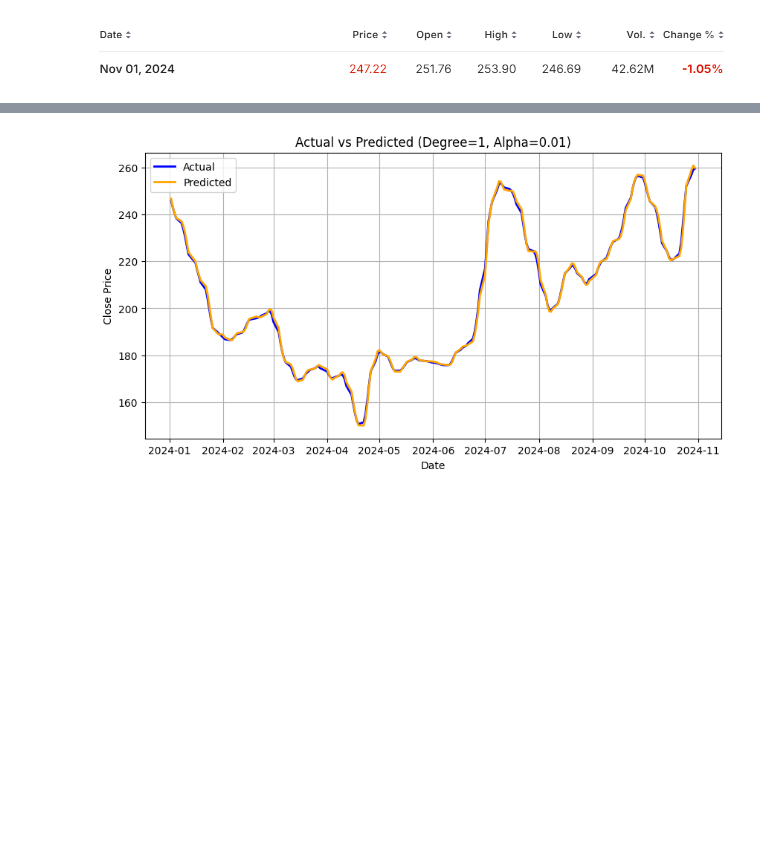
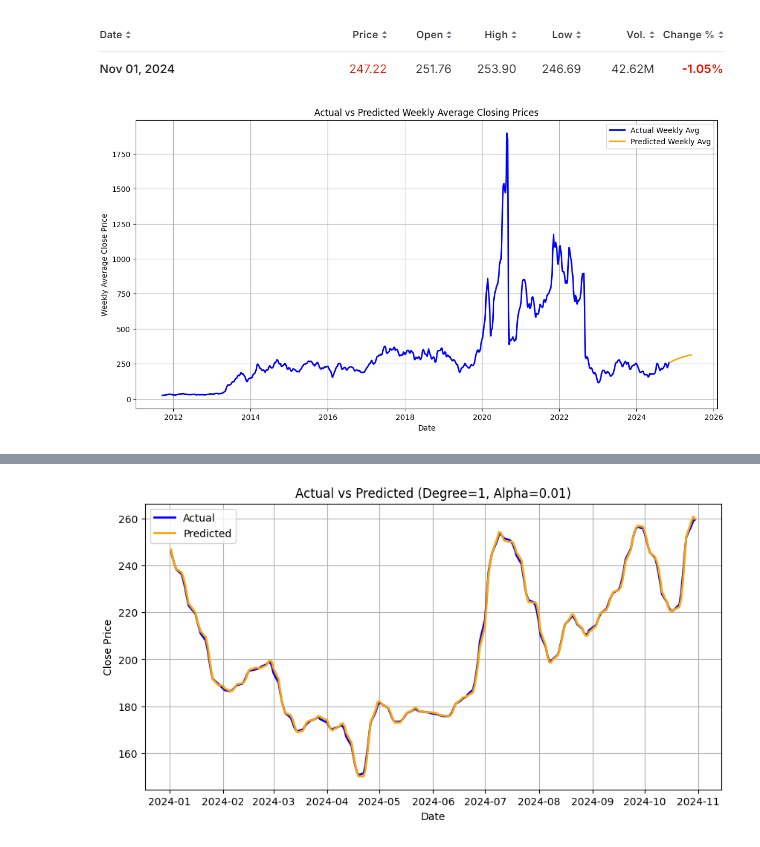
Before and after one commit to miltiadiss/CEID_NE5237-Decision-Theory, a Jupyter notebook: TSLA_stock_price_prediction.ipynb, the cells around one changed output, grey strips where cells are left out. Cells and saved outputs as stored; diff of their text form; code cells hidden in the pictures; blank space fills up the shorter version.

```diff
--- a/TSLA_stock_price_prediction.ipynb
+++ b/TSLA_stock_price_prediction.ipynb
@@ -275,3 +275,103 @@ plt.show()
 <Figure size 640x480 with 0 Axes>
 # %% [markdown]
 ![Στιγμιότυπο οθόνης 2024-11-01 200655.png](embedded-picture-1)
+# %%
+import pandas as pd
+import numpy as np
+import matplotlib.pyplot as plt
+from sklearn.linear_model import LinearRegression
+from sklearn.metrics import mean_absolute_error, mean_squared_error
+
+# Calculate weekly averages
+weekly_avg = df['Close'].resample('W').mean().reset_index()
+weekly_avg.rename(columns={'Close': 'Weekly_Avg_Close'}, inplace=True)
+
+# Define the linear regression model function
+def linear_regression_model(N, data):
+    # Create N lagged features from weekly averages
+    for i in range(1, N + 1):
+        data[f'weekly_avg_t-{i}'] = data['Weekly_Avg_Close'].shift(i)
+
+    # Drop NaN values
+    data.dropna(inplace=True)
+
+    # Create training set and validation set
+    train_data = data[data['Date'] < '2024-01-01']
+    validation_data = data[data['Date'] >= '2024-01-01']
+
+    # Prepare features (X) and target (y) for training and validation
+    X_train = train_data[[f'weekly_avg_t-{i}' for i in range(1, N + 1)]]
+    y_train = train_data['Weekly_Avg_Close']
+    X_val = validation_data[[f'weekly_avg_t-{i}' for i in range(1, N + 1)]]
+    y_val = validation_data['Weekly_Avg_Close']
+
+    # Create and fit the Linear Regression model
+    model = LinearRegression()
+    model.fit(X_train, y_train)
+
+    # Make predictions
+    y_pred = model.predict(X_val)
+
+    # Evaluate metrics
+    mae = mean_absolute_error(y_val, y_pred)
+    rmse = np.sqrt(mean_squared_error(y_val, y_pred))
+    mse = mean_squared_error(y_val, y_pred)
+
+    weights = model.coef_
+    bias = model.intercept_
+
+    return mae, rmse, mse, y_val, y_pred, validation_data['Date'], weights, bias
+
+# Prediction function for future prices based on last N weeks
+def predict_future_prices(weights, bias, last_n_weekly_avgs, num_days):
+    predictions = []
+
+    for _ in range(num_days):
+        # Calculate predicted close price for the next week (average)
+        predicted_close = np.dot(last_n_weekly_avgs[::-1], weights) + bias
+        predictions.append(predicted_close)
+
+        # Update the last N weekly averages for the next prediction
+        last_n_weekly_avgs = np.append(last_n_weekly_avgs[1:], predicted_close)  # Shift prices
+
+    return predictions
+
+# Train the model with N=6
+N = 6
+mae, rmse, mse, y_val, y_pred, dates, weights, bias = linear_regression_model(N, weekly_avg)
+
+# Prepare to predict for the next 30 weeks starting from the last date of the validation set
+start_date = weekly_avg['Date'].max()
+num_days = 30
+last_n_weekly_avgs = weekly_avg['Weekly_Avg_Close'].tail(N).values
+
+# Predict future prices
+predicted_prices = predict_future_prices(weights, bias, last_n_weekly_avgs, num_days)
+
+# Generate future dates
+future_dates = pd.date_range(start=start_date + pd.Timedelta(days=7), periods=num_days, freq='W')
+
+# Create a DataFrame for the predictions
+predictions_df = pd.DataFrame({
+    'Date': future_dates,
+    'Predicted_Weekly_Avg_Close': predicted_prices
+})
+
+# Concatenate the predictions with the original DataFrame
+full_df = pd.concat([weekly_avg, predictions_df], ignore_index=True)
+
+# Plot the actual and predicted prices
+plt.figure(figsize=(14, 7))
+plt.plot(weekly_avg['Date'], weekly_avg['Weekly_Avg_Close'], label='Actual Weekly Avg', color='blue', linewidth=2)
+plt.plot(predictions_df['Date'], predictions_df['Predicted_Weekly_Avg_Close'], label='Predicted Weekly Avg', color='orange', linewidth=2)
+plt.title('Actual vs Predicted Weekly Average Closing Prices')
+plt.xlabel('Date')
+plt.ylabel('Weekly Average Close Price')
+plt.legend()
+plt.grid(True)
+plt.show()
+
+# Display the predictions
+print(predictions_df)
+# %% [output]
+[figure, added]
```
Also changed, not shown: parts of 1 cell of this notebook.
